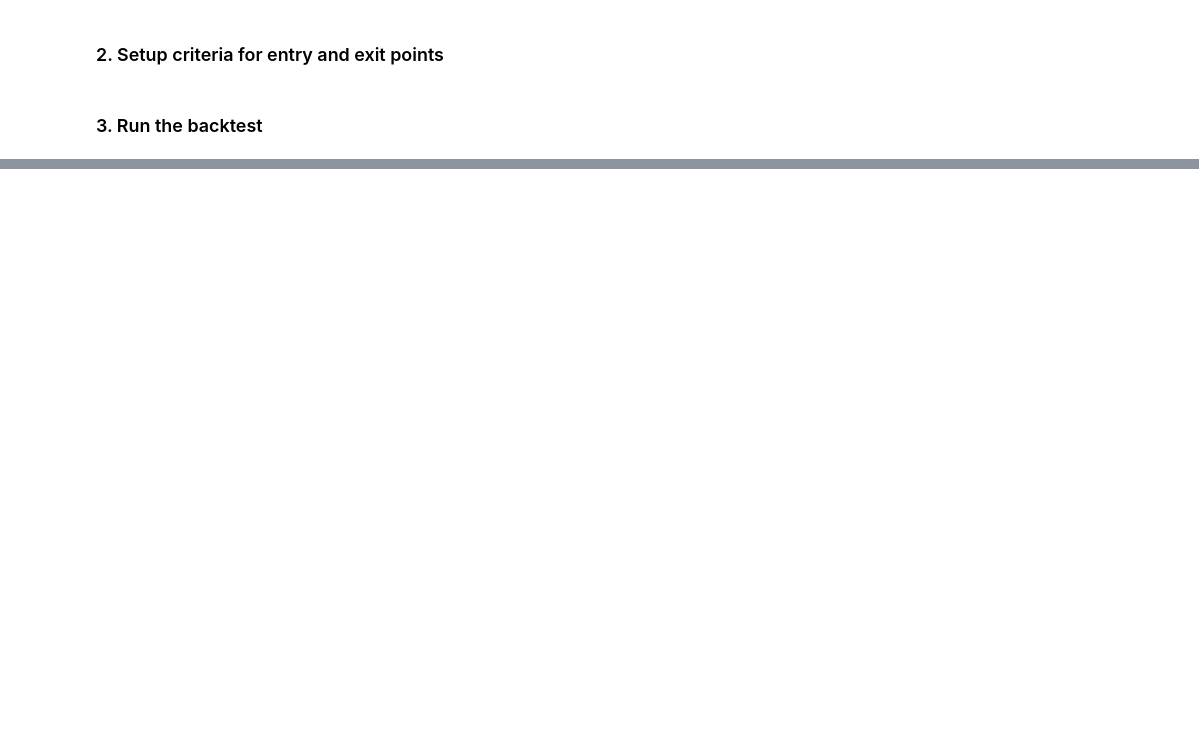
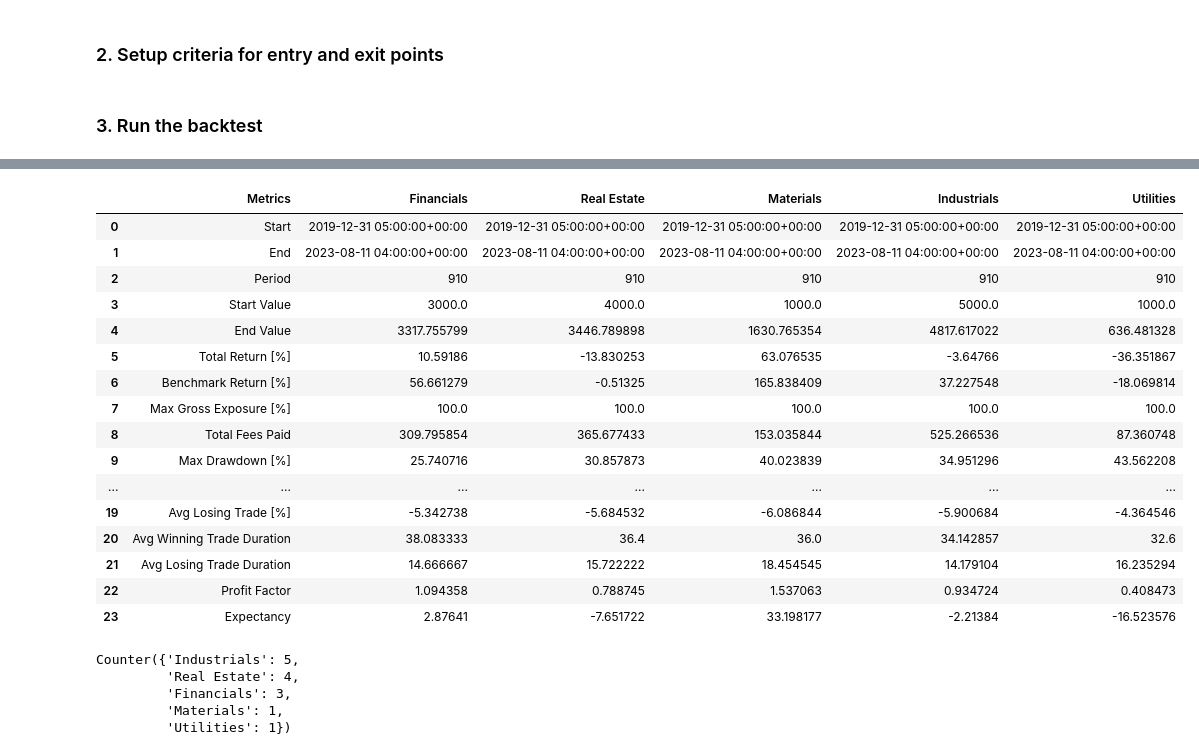
Before and after one commit to tan-yong-sheng/portfolio_analysis, a Jupyter notebook: portfolio/4. backtesting/dual_moving_average_crossover/2.1 dmac_on_different_sectors.ipynb, the cells around one changed output, grey strips where cells are left out. Saved outputs shown, nothing was run; the diff lists cells and outputs as text; code cells hidden in the pictures; blank space fills up the shorter version.

Commit message:
add dmac_on_different_sectors

```diff
--- a/portfolio/4. backtesting/testing_fail/1.3 dmac_on_different_sectors.ipynb
+++ b/portfolio/4. backtesting/dual_moving_average_crossover/2.1 dmac_on_different_sectors.ipynb
@@ -72,10 +78,15 @@ TypeError: history() got an unexpected keyword argument 'symbol_classes'
 # %% [markdown]
 ### 2. Setup criteria for entry and exit points
 # %%
-SMA12 = vbt.MA.run(price, window=12)
-SMA24 = vbt.MA.run(price, window=24)
+SMA12 = vbt.MA.run(close_price, window=12)
+SMA24 = vbt.MA.run(close_price, window=24)
 # %%
 entries = SMA12.ma_crossed_above(SMA24)
 exits = SMA24.ma_crossed_above(SMA12)
 # %% [markdown]
 ### 3. Run the backtest
+# %%
+symbols = close_price.columns
+grp_type = [symbol_classes[symbol]["sector"] for symbol in symbols]
+unique_grp_types = list(set(grp_type))
+grp_type
@@ -82,8 +108,12 @@ exits = SMA24.ma_crossed_above(SMA12)
+# %%
+def reorder_columns(df, group_by):
+    return df.vbt.stack_index(group_by).sort_index(axis=1, level=0)
 # %%
-pf = vbt.Portfolio.from_signals(price,
-                                entries, exits,
-                                group_by="sector",
-                                cash_sharing="False",
+pf = vbt.Portfolio.from_signals(reorder_columns(close_price, grp_type),
+                                reorder_columns(entries, grp_type),
+                                reorder_columns(exits, grp_type),
+                                group_by=True, # 0 vs 1 vs True vs False -what their meaning
+                                cash_sharing=False,
                                 direction="LongOnly",
                                 init_cash=1000, # in $,
                                 fees=0.0025, # in %
@@ -97,0 +141,38 @@ pf.plot(group_by=True).show_svg()
+# %%
+# trade each assets with start value of 100,000 and apply the trading strategy respectively to see which compa
+stats_df = pd.concat([pf[grp].stats() for grp in unique_grp_types], axis = 1)
+#stats_df.loc['Avg Winning Trade Duration'] = [x.floor('s') for x in stats_df.iloc[21]]
+#stats_df.loc['Avg Losing Trade Duration'] = [x.floor('s') for x in stats_df.iloc[22]]
+stats_df = stats_df.reset_index()
+stats_df.rename(inplace = True, columns = {'agg_stats':'Agg_Stats', 'index' : 'Metrics' })
+
+
+stats_df
+# %% [output]
+|  | Metrics | Financials | Real Estate | Materials | Industrials | Utilities |
+| 0 | Start | 2019-12-31 05:00:00+00:00 | 2019-12-31 05:00:00+00:00 | 2019-12-31 05:00:00+00:00 | 2019-12-31 05:00:00+00:00 | 2019-12-31 05:00:00+00:00 |
+| 1 | End | 2023-08-11 04:00:00+00:00 | 2023-08-11 04:00:00+00:00 | 2023-08-11 04:00:00+00:00 | 2023-08-11 04:00:00+00:00 | 2023-08-11 04:00:00+00:00 |
+| 2 | Period | 910 | 910 | 910 | 910 | 910 |
+| 3 | Start Value | 3000.0 | 4000.0 | 1000.0 | 5000.0 | 1000.0 |
+| 4 | End Value | 3317.755799 | 3446.789898 | 1630.765354 | 4817.617022 | 636.481328 |
+| 5 | Total Return [%] | 10.59186 | -13.830253 | 63.076535 | -3.64766 | -36.351867 |
+| 6 | Benchmark Return [%] | 56.661279 | -0.51325 | 165.838409 | 37.227548 | -18.069814 |
+| 7 | Max Gross Exposure [%] | 100.0 | 100.0 | 100.0 | 100.0 | 100.0 |
+| 8 | Total Fees Paid | 309.795854 | 365.677433 | 153.035844 | 525.266536 | 87.360748 |
+| 9 | Max Drawdown [%] | 25.740716 | 30.857873 | 40.023839 | 34.951296 | 43.562208 |
+| ... | ... | ... | ... | ... | ... | ... |
+| 19 | Avg Losing Trade [%] | -5.342738 | -5.684532 | -6.086844 | -5.900684 | -4.364546 |
+| 20 | Avg Winning Trade Duration | 38.083333 | 36.4 | 36.0 | 34.142857 | 32.6 |
+| 21 | Avg Losing Trade Duration | 14.666667 | 15.722222 | 18.454545 | 14.179104 | 16.235294 |
+| 22 | Profit Factor | 1.094358 | 0.788745 | 1.537063 | 0.934724 | 0.408473 |
+| 23 | Expectancy | 2.87641 | -7.651722 | 33.198177 | -2.21384 | -16.523576 |
+# %%
+from collections import Counter
+
+Counter(grp_type)
+# %% [output]
+Counter({'Industrials': 5,
+         'Real Estate': 4,
+         'Financials': 3,
+         'Materials': 1,
+         'Utilities': 1})
```
Also changed, not shown: parts of 8 cells of this notebook, 4 other files.
